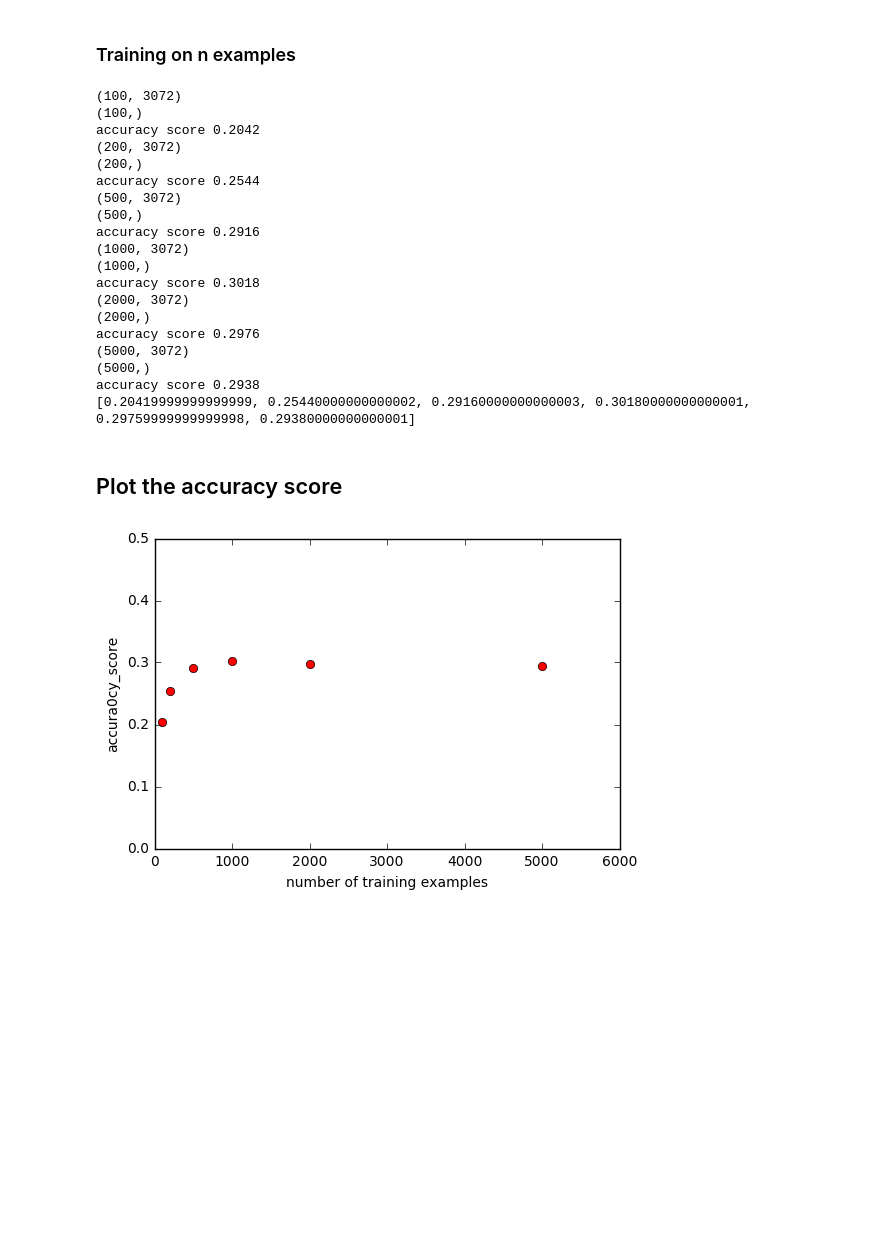
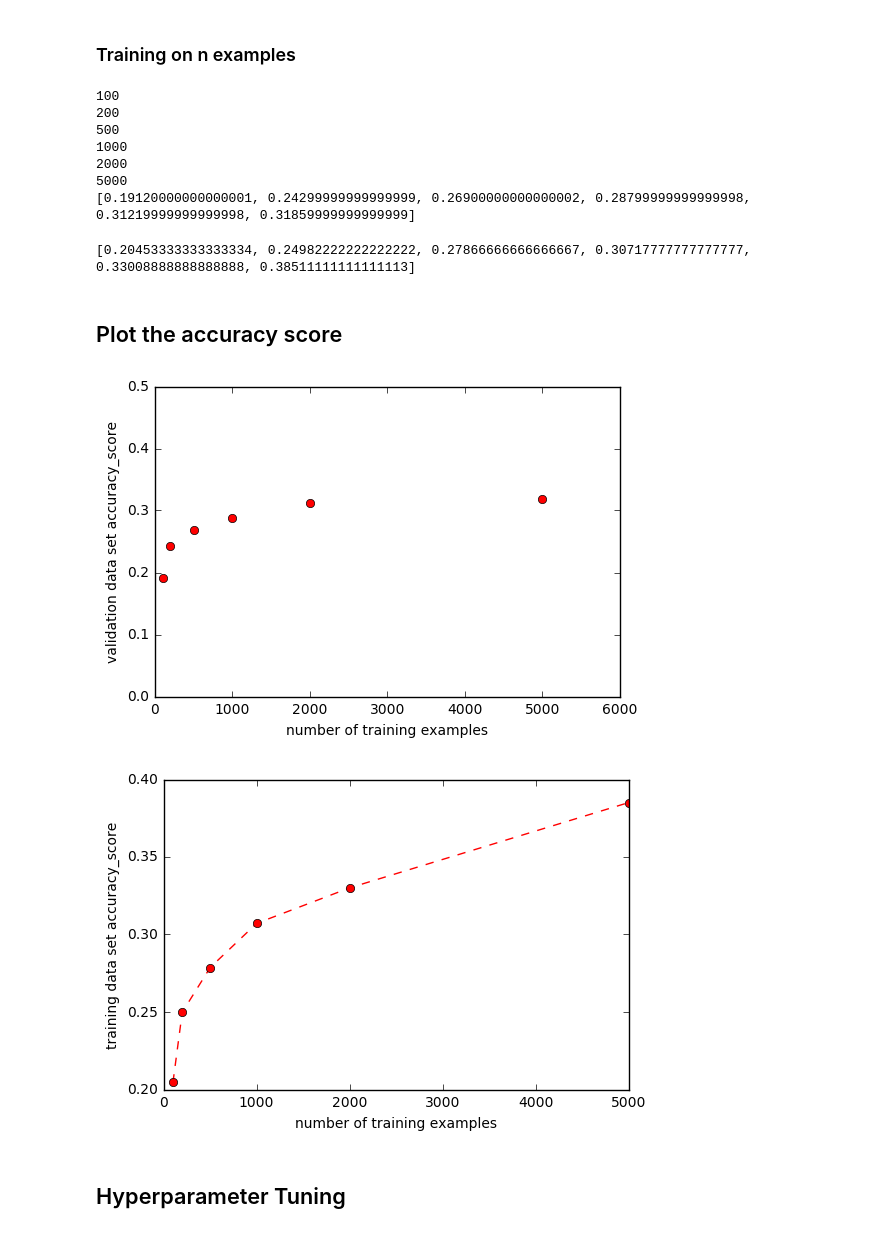
Before and after one commit to mengkeding/Machine-Learning, a Jupyter notebook: homework/hw1/hw01_data/cifar/CIFAR-10_training.ipynb, the cells around one changed output. Saved outputs shown, nothing was run; the diff lists cells and outputs as text; code cells hidden in the pictures; blank space fills up the shorter version.

```diff
--- a/homework/hw1/hw01_data/cifar/CIFAR-10_training.ipynb
+++ b/homework/hw1/hw01_data/cifar/CIFAR-10_training.ipynb
@@ -90,35 +98,38 @@ def training_classifier(n, param = 1.0, l = accuracy_score):
 # %%
 training_size = [100, 200, 500, 1000, 2000, 5000]
 for n in training_size:
-    training_classifier(n, l = accuracy_score)
+    print(n)
+    training_classifier(n, l = accuracy_score, l2 = training_accuracy_score)
 print(accuracy_score)
 # %% [output]
-(100, 3072)
-(100,)
-accuracy score 0.2042
-(200, 3072)
-(200,)
-accuracy score 0.2544
-(500, 3072)
-(500,)
-accuracy score 0.2916
-(1000, 3072)
-(1000,)
-accuracy score 0.3018
-(2000, 3072)
-(2000,)
-accuracy score 0.2976
-(5000, 3072)
-(5000,)
-accuracy score 0.2938
-[0.20419999999999999, 0.25440000000000002, 0.29160000000000003, 0.30180000000000001, 0.29759999999999998, 0.29380000000000001]
+100
+200
+500
+1000
+2000
+5000
+[0.19120000000000001, 0.24299999999999999, 0.26900000000000002, 0.28799999999999998, 0.31219999999999998, 0.31859999999999999]
+# %%
+print(training_accuracy_score)
+# %% [output]
+[0.20453333333333334, 0.24982222222222222, 0.27866666666666667, 0.30717777777777777, 0.33008888888888888, 0.38511111111111113]
 # %% [markdown]
 ## Plot the accuracy score
 # %%
 plt.plot(training_size, accuracy_score, "ro")
-plt.ylabel("accura0cy_score")
+plt.ylabel("validation data set accuracy_score")
 plt.xlabel("number of training examples")
 plt.axis([0, 6000, 0, 0.5])
 plt.show()
 # %% [output]
-[figure, old version]
+[figure, new version]
+# %%
+plt.plot(training_size, training_accuracy_score, "r--")
+plt.plot(training_size, training_accuracy_score, "ro")
+plt.ylabel("training data set accuracy_score")
+plt.xlabel("number of training examples")
+plt.show()
+# %% [output]
+[figure, added]
+# %% [markdown]
+## Hyperparameter Tuning
```
Also changed, not shown: parts of 18 cells of this notebook, 2 other files.
